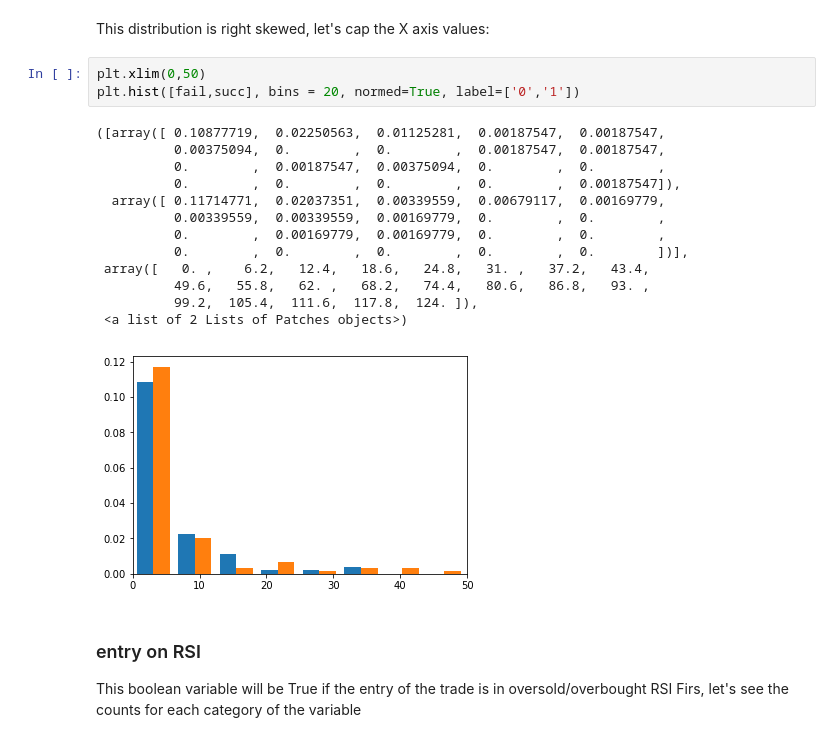
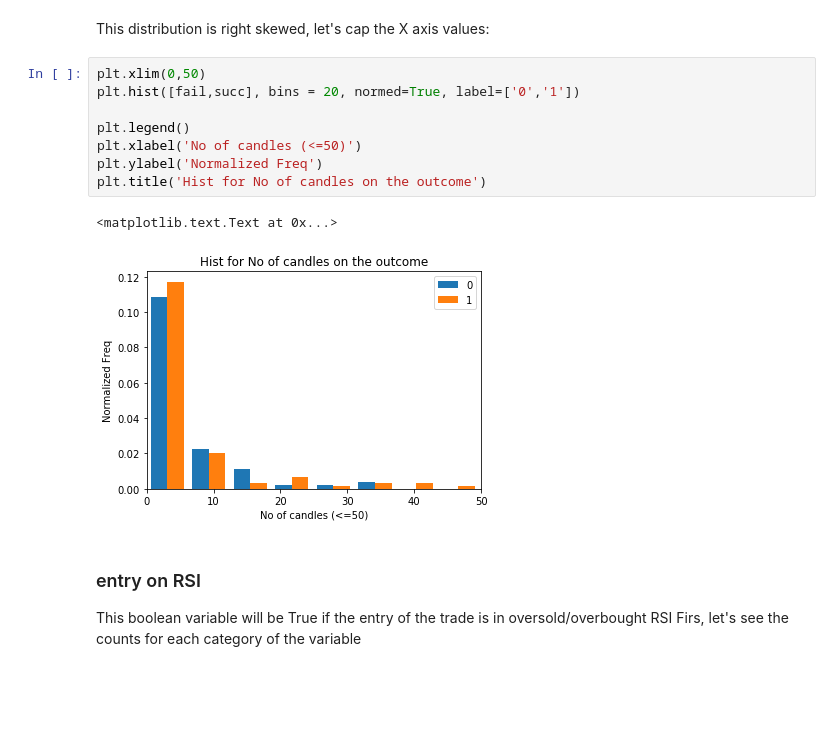
Before and after one commit to FOREXfunguru/FOREX, a Jupyter notebook: notebooks/Binary_classifier_cont_trades.ipynb, the cells around one changed output. Cells and saved outputs as stored; diff of their text form; blank space fills up the shorter version.

```diff
--- a/notebooks/Binary_classifier_cont_trades.ipynb
+++ b/notebooks/Binary_classifier_cont_trades.ipynb
@@ -286,20 +280,14 @@ This distribution is right skewed, let's cap the X axis values:
 # %%
 plt.xlim(0,50)
 plt.hist([fail,succ], bins = 20, normed=True, label=['0','1'])
+
+plt.legend()
+plt.xlabel('No of candles (<=50)')
+plt.ylabel('Normalized Freq')
+plt.title('Hist for No of candles on the outcome')
 # %% [output]
-([array([ 0.10877719,  0.02250563,  0.01125281,  0.00187547,  0.00187547,
-          0.00375094,  0.        ,  0.        ,  0.00187547,  0.00187547,
-          0.        ,  0.00187547,  0.00375094,  0.        ,  0.        ,
-          0.        ,  0.        ,  0.        ,  0.        ,  0.00187547]),
-  array([ 0.11714771,  0.02037351,  0.00339559,  0.00679117,  0.00169779,
-          0.00339559,  0.00339559,  0.00169779,  0.        ,  0.        ,
-          0.        ,  0.00169779,  0.00169779,  0.        ,  0.        ,
-          0.        ,  0.        ,  0.        ,  0.        ,  0.        ])],
- array([   0. ,    6.2,   12.4,   18.6,   24.8,   31. ,   37.2,   43.4,
-          49.6,   55.8,   62. ,   68.2,   74.4,   80.6,   86.8,   93. ,
-          99.2,  105.4,  111.6,  117.8,  124. ]),
- <a list of 2 Lists of Patches objects>)
+<matplotlib.text.Text at 0x...>
-[figure, old version]
+[figure, new version]
 # %% [markdown]
 ### entry on RSI
 This boolean variable will be True if the entry of the trade is in oversold/overbought RSI
```
Also changed, not shown: parts of 35 cells of this notebook.
